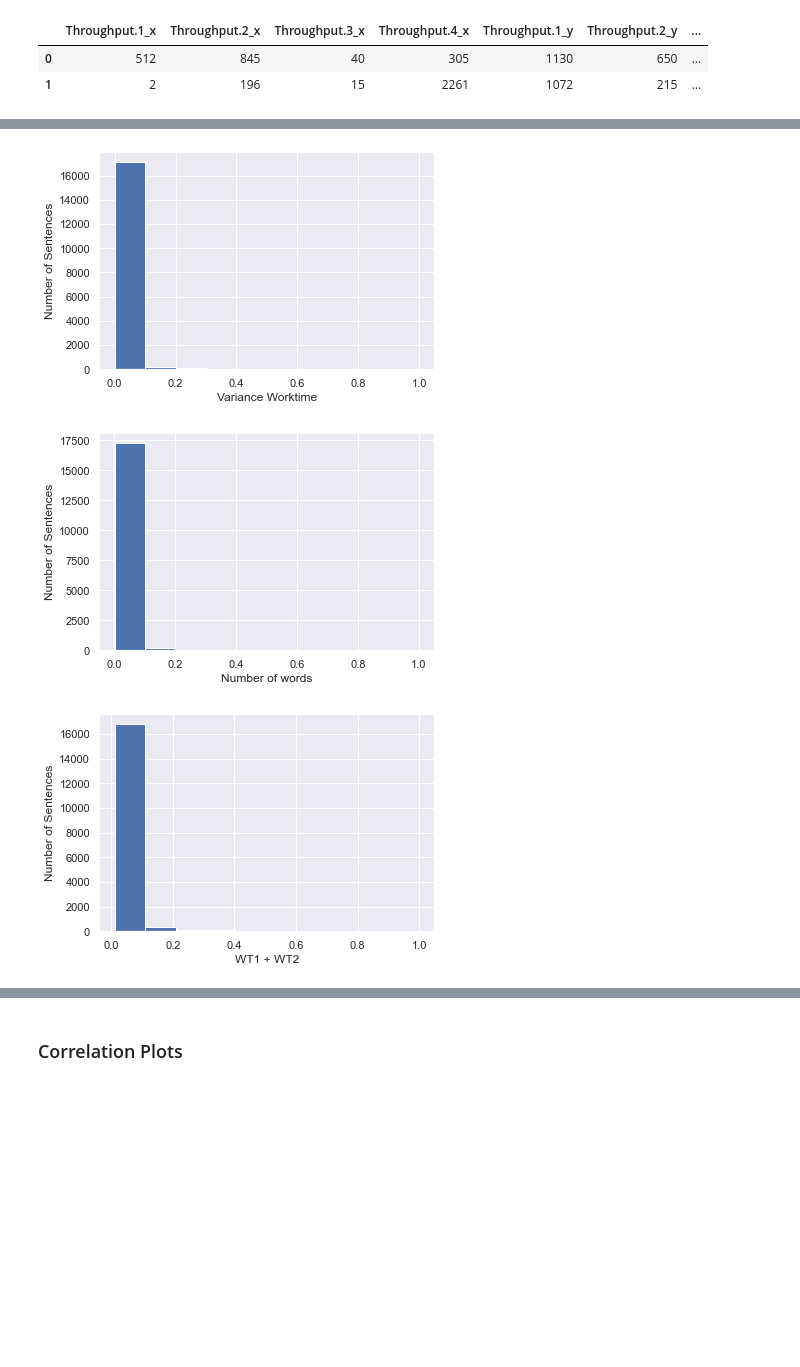
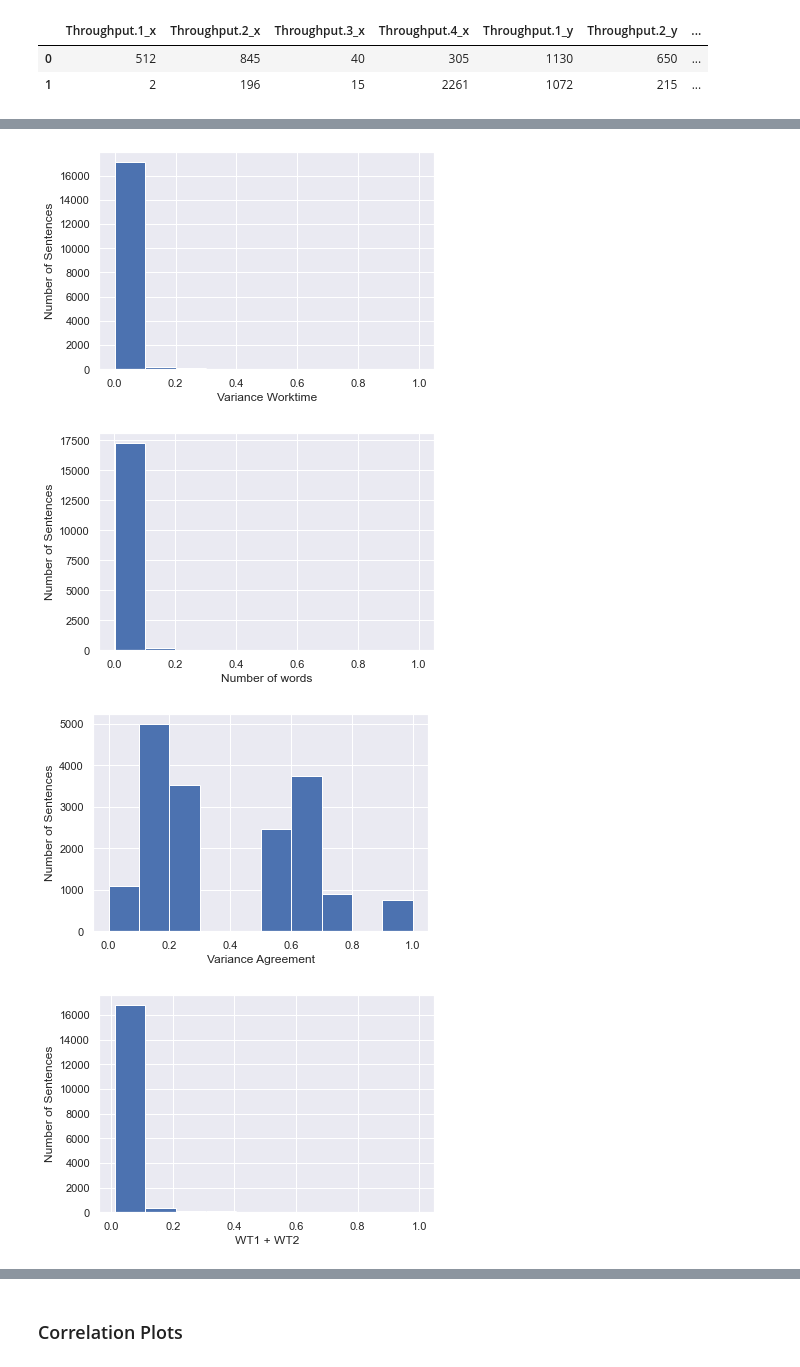
Before and after one commit to quarbby/diplomacy-betrayal, a Jupyter notebook: metadata-statistics-popularity.ipynb, the cells around one changed output, grey strips where cells are left out. Drawn from its saved outputs; the diff is of its cells as text; code cells hidden in the pictures; blank space fills up the shorter version.

Commit message:
pipeline pc

```diff
--- a/metadata-statistics-popularity.ipynb
+++ b/metadata-statistics-popularity.ipynb
@@ -32,7 +32,7 @@ special_option = 'SP1'
 k_option_for_tp = 1
 metadata_options_choices = [throughput_option, worktime_option, pc_agreement_option, textlength_option, special_option, k_option_for_tp]
 
-df_throughput_avg, df_worktime_avg, df_textlength_avg, df_special_1 = popularity_metadata_options.set_OHE_pipeline_options(df, throughput_option, worktime_option, pc_agreement_option, textlength_option, special_option, k_option_for_tp)
+df_throughput_avg, df_worktime_avg, df_agreement_avg, df_textlength_avg, df_special_1 = popularity_metadata_options.set_OHE_pipeline_options(df, throughput_option, worktime_option, pc_agreement_option, textlength_option, special_option, k_option_for_tp)
 
 plt.figure()
 hist = df_throughput_avg['avg_throughput'].hist()
@@ -52,11 +52,11 @@ plt.xlabel('Number of characters')
 plt.ylabel('Number of Sentences')
 plt.savefig('./output/pop_textlength_numchars.png')
 
-# plt.figure()
-# hist = df_agreement_avg['avg_agreement'].hist()
-# plt.xlabel('Average Agreement')
-# plt.ylabel('Number of Sentences')
-# plt.savefig('./output/main_agreement_avg.png')
+plt.figure()
+hist = df_agreement_avg['avg_agreement'].hist()
+plt.xlabel('Average Agreement')
+plt.ylabel('Number of Sentences')
+plt.savefig('./output/pop_agreement_avg.png')
 
 plt.figure()
 hist = df_special_1['average_avg_var'].hist()
@@ -87,7 +89,7 @@ special_option = 'SP2'
 k_option_for_tp = 3
 metadata_options_choices = [throughput_option, worktime_option, textlength_option, special_option, k_option_for_tp]
 
-df_throughput_var, df_worktime_var, df_textlength_var, df_special_var = popularity_metadata_options.set_OHE_pipeline_options(df, throughput_option, worktime_option, pc_agreement_option, textlength_option, special_option, k_option_for_tp)
+df_throughput_var, df_worktime_var, df_agreement_var, df_textlength_var, df_special_var = popularity_metadata_options.set_OHE_pipeline_options(df, throughput_option, worktime_option, pc_agreement_option, textlength_option, special_option, k_option_for_tp)
 
 plt.figure()
 hist = df_throughput_var['var_throughput'].hist()
@@ -107,11 +109,11 @@ plt.xlabel('Number of words')
 plt.ylabel('Number of Sentences')
 plt.savefig('./output/pop_textlength_words.png')
 
-# plt.figure()
-# hist = df_agreement_var['var_agreement'].hist()
-# plt.xlabel('Variance Agreement')
-# plt.ylabel('Number of Sentences')
-# plt.savefig('./output/main_agreement_var.png')
+plt.figure()
+hist = df_agreement_var['var_agreement'].hist()
+plt.xlabel('Variance Agreement')
+plt.ylabel('Number of Sentences')
+plt.savefig('./output/pop_agreement_var.png')
 
 plt.figure()
 hist = df_special_var['average_avg_var'].hist()
@@ -125,10 +128,11 @@ WT2: weighted by 1 linear variance per set of OHE, i.e. (a, b, c, d) -> (w*a, w*
 TL2: weighted by 1 normalised number of words per set of OHE, i.e. (a, b, c, d) -> (w*a, w*b, w*c, w*d)
 SP2: weighted by average of WT1 and WT2 per set of OHE, i.e. (a, b, c, d) -> (w*a, w*b, w*c, w*d)
 [figure]
 [figure]
 [figure]
 [figure]
-[figure, old version]
+[figure, new version]
+[figure, added]
 # %%
 throughput_option = 'TP3'
 worktime_option = 'WT2'
```
Also changed, not shown: parts of 20 cells of this notebook, 21 other files.
